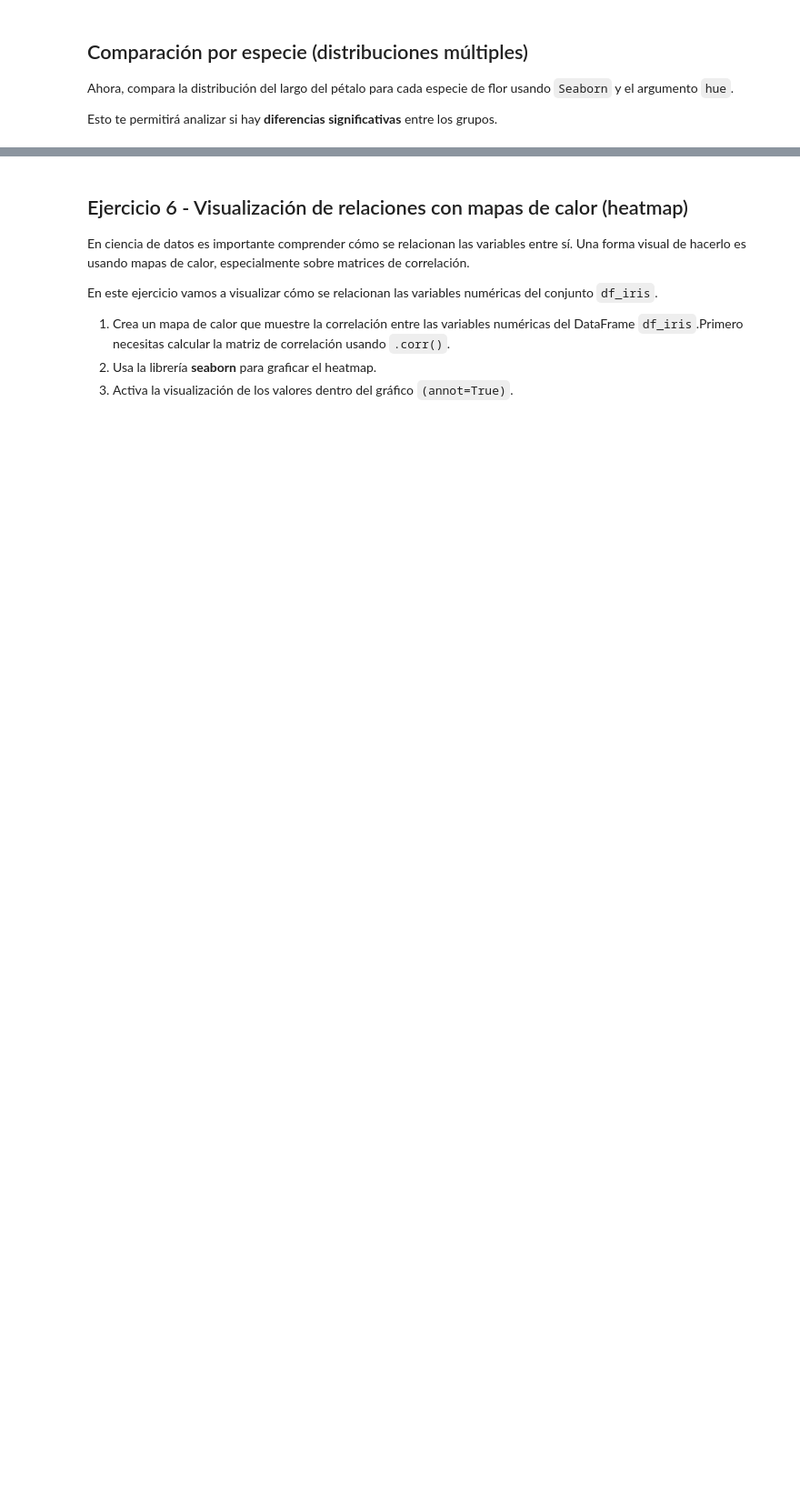
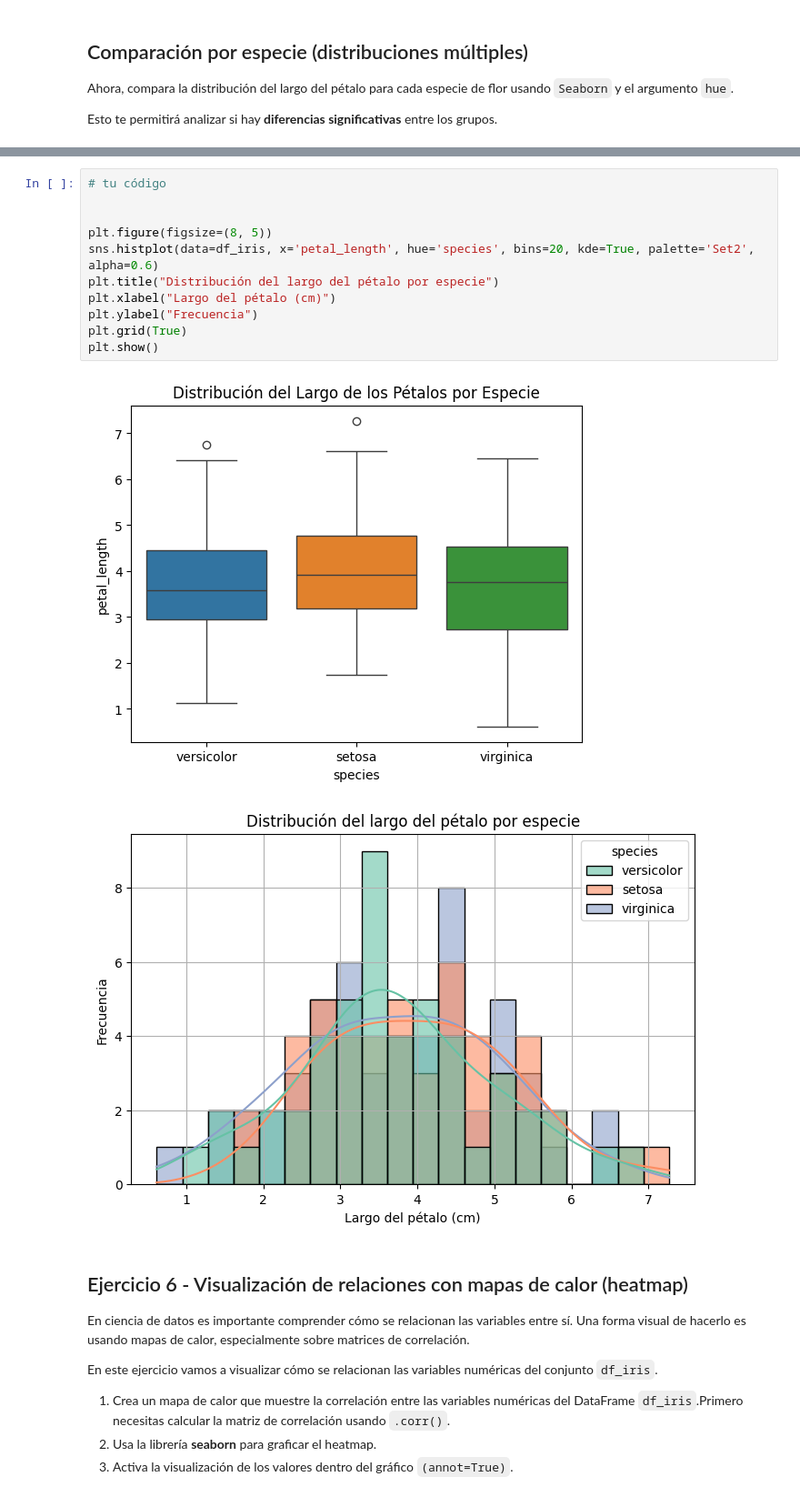
Before and after one commit to 4GeeksAcademy/betaniammc-proy_visualizacion_de_datos, a Jupyter notebook: notebook/problems.es.ipynb, the cells around one changed output, grey strips where cells are left out. Shown: that part at 91% size. Drawn from its saved outputs; the diff is of its cells as text; blank space fills up the shorter version.

```diff
--- a/notebook/problems.es.ipynb
+++ b/notebook/problems.es.ipynb
@@ -219,3 +227,17 @@ Esto te permitirá analizar si hay **diferencias significativas** entre los grup
+# %%
+# tu código
+
+
+plt.figure(figsize=(8, 5))
+sns.histplot(data=df_iris, x='petal_length', hue='species', bins=20, kde=True, palette='Set2', alpha=0.6)
+plt.title("Distribución del largo del pétalo por especie")
+plt.xlabel("Largo del pétalo (cm)")
+plt.ylabel("Frecuencia")
+plt.grid(True)
+plt.show()
+# %% [output]
+[figure, added]
+[figure, added]
 # %% [markdown]
 ## Ejercicio 6 - Visualización de relaciones con mapas de calor (heatmap)
 
```
Also changed, not shown: parts of 12 cells of this notebook.
